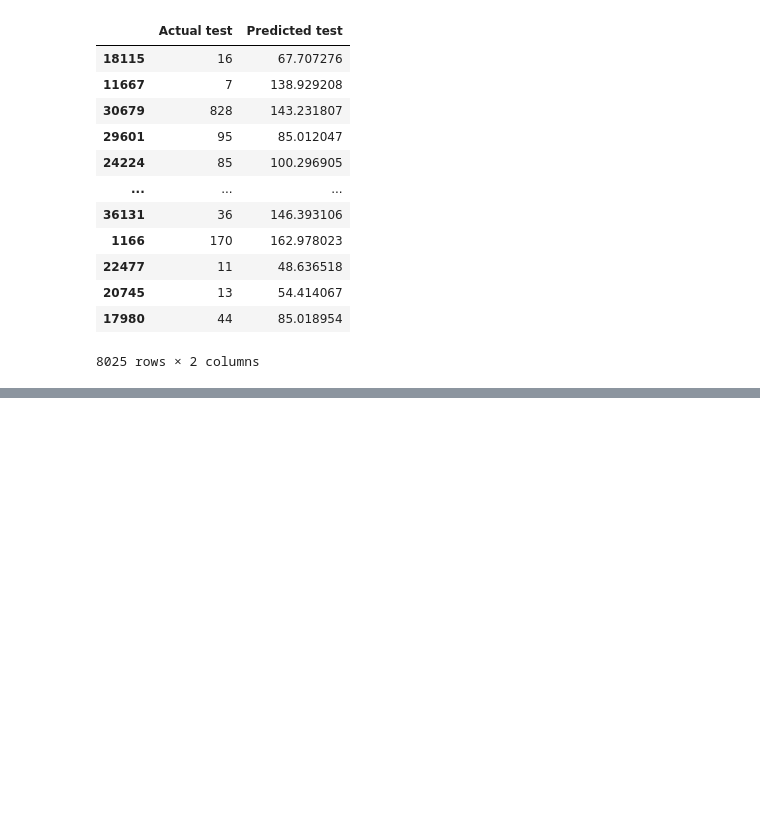
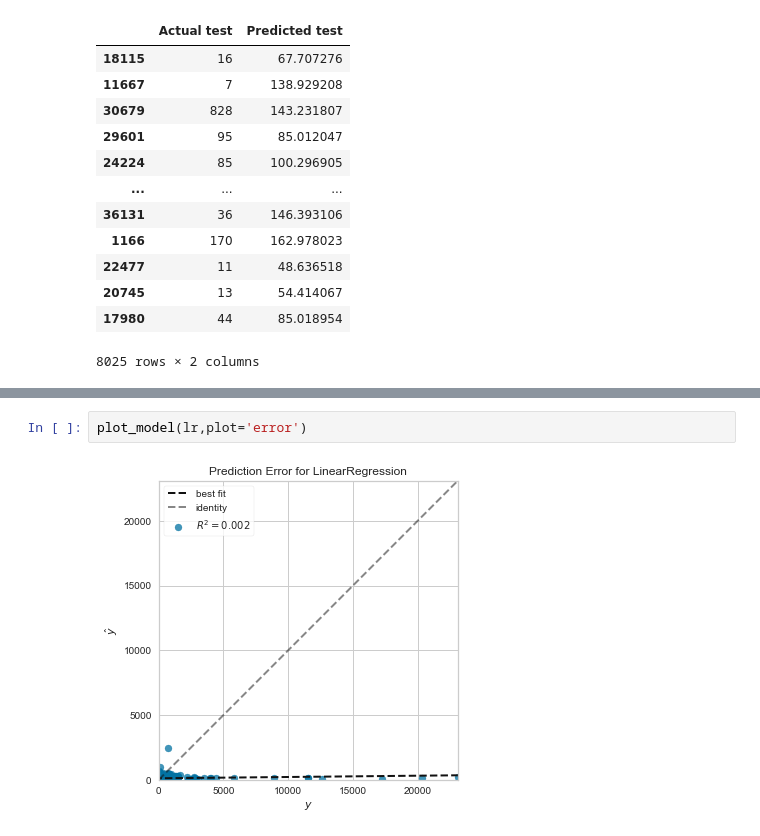
Before and after one commit to vishalkashyap95/DataAnalyst_Internship_learning, a Jupyter notebook: final_findings/predict_time_with_xray_type.ipynb, the cells around one changed output, grey strips where cells are left out. Drawn from its saved outputs; the diff is of its cells as text; blank space fills up the shorter version.

```diff
--- a/final_findings/predict_time_with_xray_type.ipynb
+++ b/final_findings/predict_time_with_xray_type.ipynb
@@ -194,0 +350,4 @@ diff
+# %%
+plot_model(lr,plot='error')
+# %% [output]
+[figure, added]
```
Also changed, not shown: parts of 31 cells of this notebook, 10 other files.
